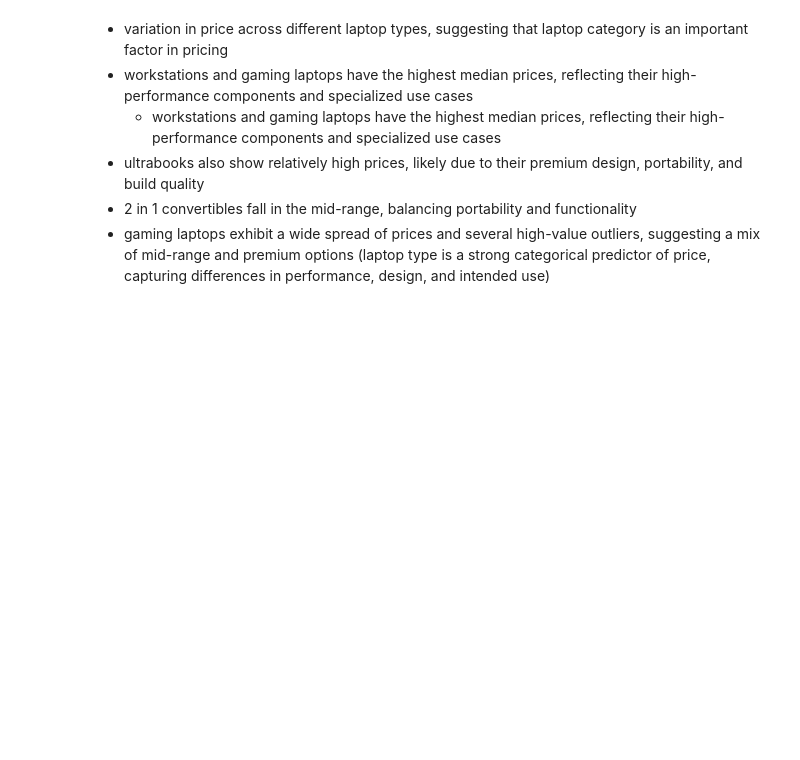
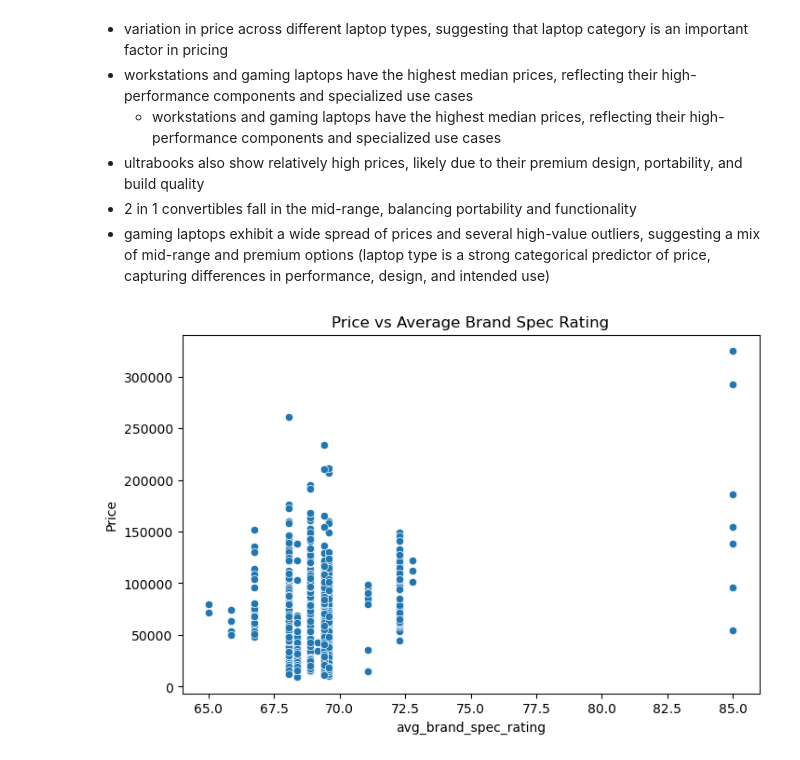
Before and after one commit to nishka-shah/Laptop-Prices, a Jupyter notebook: notebooks/eda.ipynb, the cells around one changed output. Cells and saved outputs as stored; diff of their text form; code cells hidden in the pictures; blank space fills up the shorter version.

```diff
--- a/notebooks/eda.ipynb
+++ b/notebooks/eda.ipynb
@@ -166,3 +180,11 @@ plt.show()
 - 2 in 1 convertibles fall in the mid-range, balancing portability and functionality
 - gaming laptops exhibit a wide spread of prices and several high-value outliers, suggesting a mix of mid-range and premium options
 (laptop type is a strong categorical predictor of price, capturing differences in performance, design, and intended use)
+# %%
+# Price vs average brand spec rating
+plt.figure(figsize=(8, 5))
+sns.scatterplot(x=df["avg_brand_spec_rating"], y=df["Price"])
+plt.title("Price vs Average Brand Spec Rating")
+plt.show()
+# %% [output]
+[figure, added]
```
Also changed, not shown: parts of 6 cells of this notebook, 1 other file.
